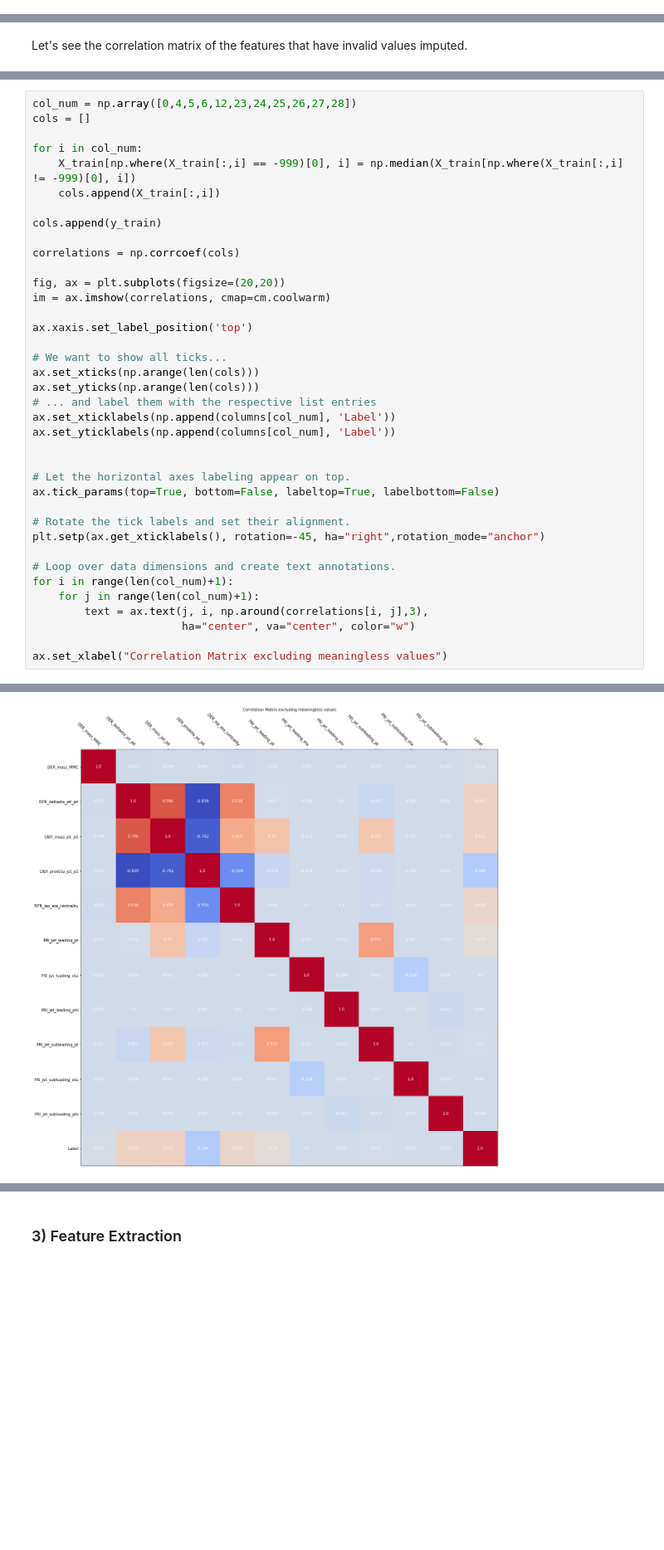
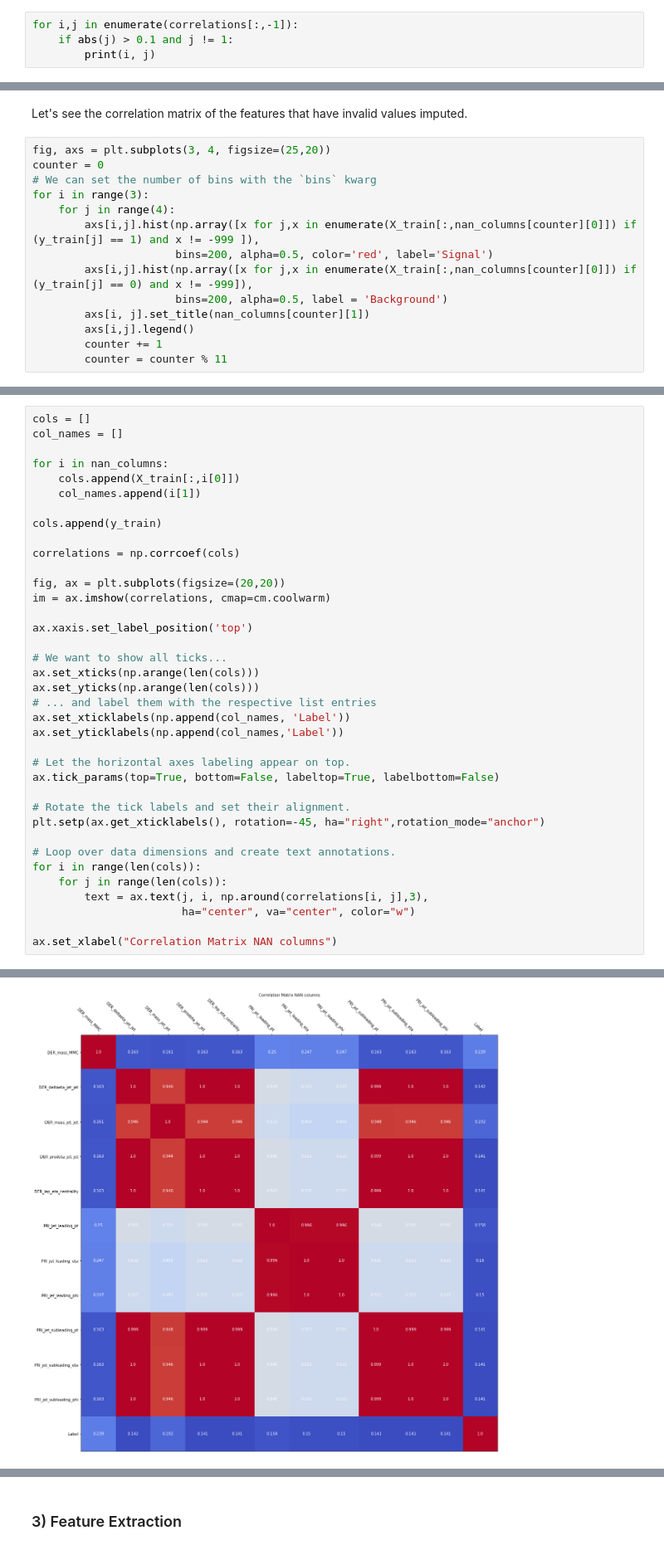
Before and after one commit to canaltinigne/EPFL-ML-Project_1, a Jupyter notebook: code/Feature_Engineering.ipynb, the cells around one changed output, grey strips where cells are left out. Shown at 83% size. Cells and saved outputs as stored; diff of their text form; blank space fills up the shorter version.

```diff
--- a/code/Feature_Engineering.ipynb
+++ b/code/Feature_Engineering.ipynb
@@ -123,2 +173,6 @@ for i in range(6):
 # %% [markdown]
 ## Pearson correlation between features
+# %%
+for i,j in enumerate(correlations[:,-1]):
+    if abs(j) > 0.1 and j != 1:
+        print(i, j)
@@ -162,2 +253,16 @@ Text(0.5,0,'Correlation Matrix including meaningless values')
 # %% [markdown]
 Let's see the correlation matrix of the features that have invalid values imputed.
+# %%
+fig, axs = plt.subplots(3, 4, figsize=(25,20))
+counter = 0
+# We can set the number of bins with the `bins` kwarg
+for i in range(3):
+    for j in range(4):
+        axs[i,j].hist(np.array([x for j,x in enumerate(X_train[:,nan_columns[counter][0]]) if (y_train[j] == 1) and x != -999 ]),
+                      bins=200, alpha=0.5, color='red', label='Signal')
+        axs[i,j].hist(np.array([x for j,x in enumerate(X_train[:,nan_columns[counter][0]]) if (y_train[j] == 0) and x != -999]),
+                      bins=200, alpha=0.5, label = 'Background')
+        axs[i, j].set_title(nan_columns[counter][1])
+        axs[i,j].legend()
+        counter += 1
+        counter = counter % 11
@@ -164,10 +271,10 @@ Let's see the correlation matrix of the features that have invalid values impute
 # %%
-col_num = np.array([0,4,5,6,12,23,24,25,26,27,28])
 cols = []
+col_names = []
 
-for i in col_num:
-    X_train[np.where(X_train[:,i] == -999)[0], i] = np.median(X_train[np.where(X_train[:,i] != -999)[0], i])
-    cols.append(X_train[:,i])
+for i in nan_columns:
+    cols.append(X_train[:,i[0]])
+    col_names.append(i[1])
 
 cols.append(y_train)
 
@@ -182,9 +289,8 @@ ax.xaxis.set_label_position('top')
 ax.set_xticks(np.arange(len(cols)))
 ax.set_yticks(np.arange(len(cols)))
 # ... and label them with the respective list entries
-ax.set_xticklabels(np.append(columns[col_num], 'Label'))
-ax.set_yticklabels(np.append(columns[col_num], 'Label'))
-
+ax.set_xticklabels(np.append(col_names, 'Label'))
+ax.set_yticklabels(np.append(col_names,'Label'))
 
 # Let the horizontal axes labeling appear on top.
 ax.tick_params(top=True, bottom=False, labeltop=True, labelbottom=False)
@@ -193,10 +299,10 @@ ax.tick_params(top=True, bottom=False, labeltop=True, labelbottom=False)
 plt.setp(ax.get_xticklabels(), rotation=-45, ha="right",rotation_mode="anchor")
 
 # Loop over data dimensions and create text annotations.
-for i in range(len(col_num)+1):
-    for j in range(len(col_num)+1):
+for i in range(len(cols)):
+    for j in range(len(cols)):
         text = ax.text(j, i, np.around(correlations[i, j],3),
                        ha="center", va="center", color="w")
 
-ax.set_xlabel("Correlation Matrix excluding meaningless values")
+ax.set_xlabel("Correlation Matrix NAN columns")
 # %% [output]
@@ -204,2 +310,2 @@ Text(0.5,0,'Correlation Matrix excluding meaningless values')
-[figure, old version]
+[figure, new version]
 # %%
```
Also changed, not shown: parts of 33 cells of this notebook, 5 other files.
